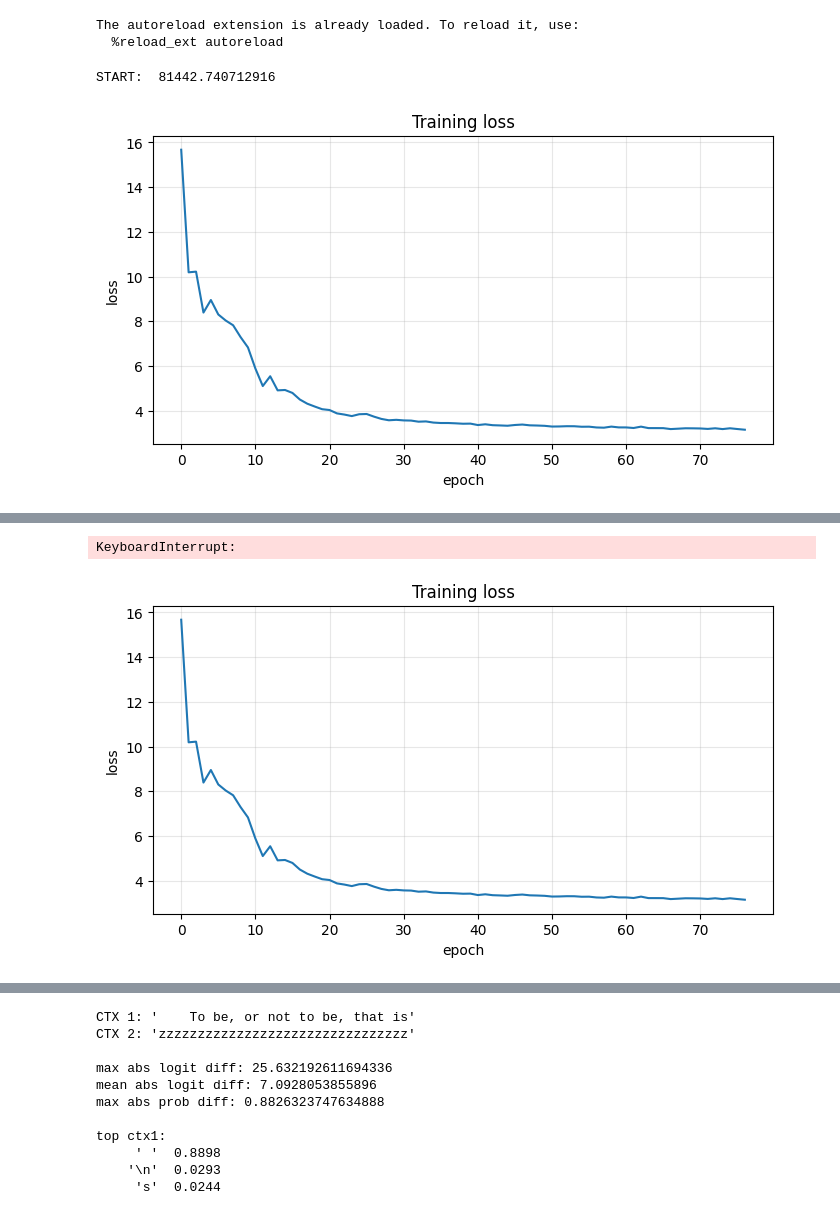
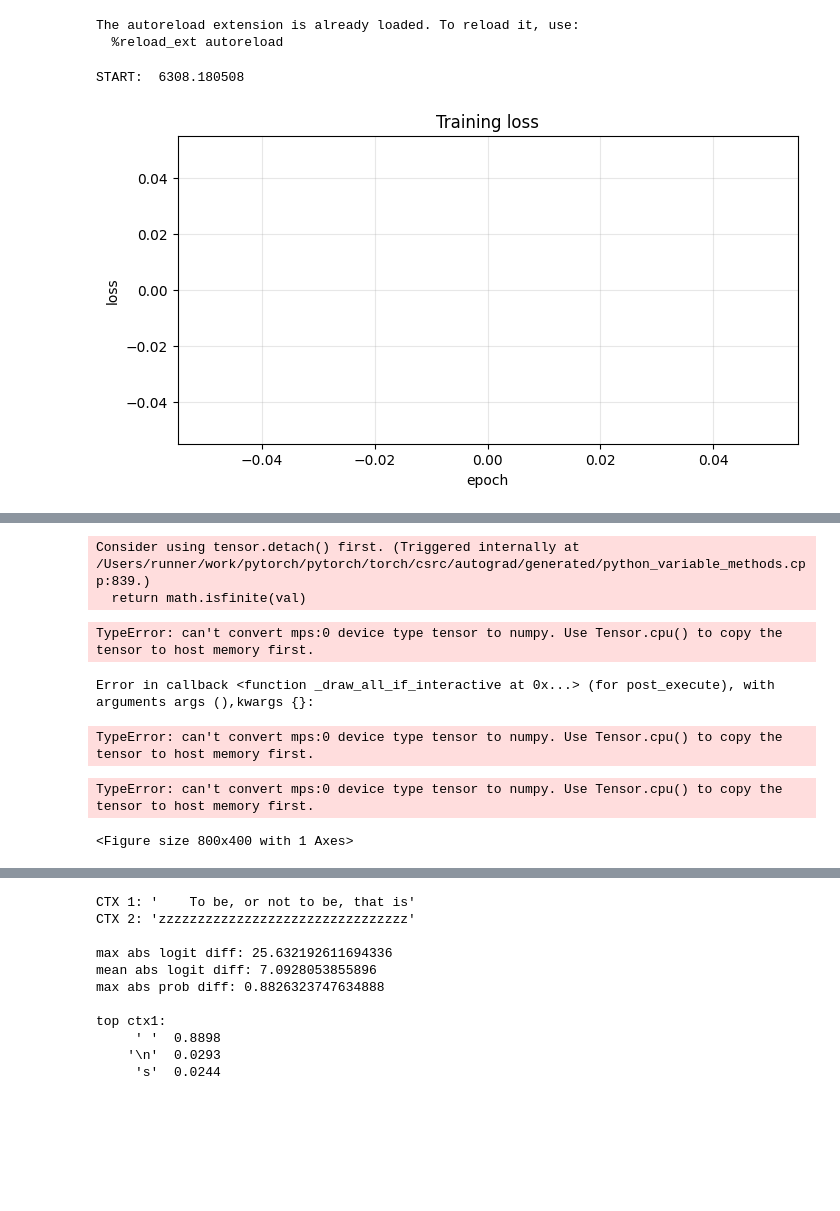
Before and after one commit to yasen5/shakespeare-transformer, a Jupyter notebook: actual-shakespeare/shakespeare.ipynb, the cells around one changed output, grey strips where cells are left out. Cells and saved outputs as stored; diff of their text form; code cells hidden in the pictures; blank space fills up the shorter version.

Commit message:
Switch to using torch.nn but doesn't compile

```diff
--- a/actual-shakespeare/shakespeare.ipynb
+++ b/actual-shakespeare/shakespeare.ipynb
@@ -7,25 +7,33 @@ The autoreload extension is already loaded. To reload it, use:
 # %%
 import importlib
 import torch
+import model.attention
+import model.feedforward
+import model.transformer_block
 import model.transformer
 import model.data as data
 import model.constants as constants
+import model.shared
 import time
 import matplotlib.pyplot as plt
 from IPython.display import display
 importlib.reload(constants)
+importlib.reload(model.attention)
+importlib.reload(model.feedforward)
+importlib.reload(model.transformer_block)
 importlib.reload(model.transformer)
 importlib.reload(data)
 print("START: ", time.perf_counter())
 if constants.DEBUG: print("Start of file", time.perf_counter())
 transformer = model.transformer.Transformer()
+transformer.to(model.shared.device)
 if constants.DEBUG: print("Transform made", time.perf_counter())
 dev_cutoff = int(0.9 * len(data.full_text)) # TODO add test split
 train_data = data.full_text[:dev_cutoff]
 dev_data = data.full_text[dev_cutoff:]
 X_batch, Y_batch = data.GetRandomBatch(train_data)
 # %% [output]
-START:  81442.740712916
+START:  6308.180508
 # %%
 
 loss_steps = []
@@ -35,33 +43,37 @@ plot_every = 1
 fig, ax = plt.subplots(figsize=(8, 4))
 (loss_line,) = ax.plot([], [])
 ax.set_xlabel("epoch")
 ax.set_ylabel("loss")
 ax.set_title("Training loss")
 ax.grid(True, alpha=0.3)
 plot_handle = display(fig, display_id=True)
 
+optimizer = torch.optim.AdamW(transformer.parameters(), lr=constants.LEARNING_RATE)
+
 for i in range(constants.EPOCHS):
     if constants.DEBUG: print("Start", time.perf_counter())
     X_batch, Y_batch = data.GetRandomBatch(train_data);
     if constants.DEBUG: print("Got batches", time.perf_counter())
     out = transformer.forward(X_batch)
     if constants.DEBUG: print("Forwad complete", time.perf_counter())
-    B, T, C = out.shape
-    loss = transformer.backward(out.view(B*T, C), Y_batch.view(B*T))
+    loss = transformer.backward(out, Y_batch)
+    optimizer.zero_grad(set_to_none=True)
+    loss.backward()
+    optimizer.step()
     if constants.DEBUG: print("Backward complete", time.perf_counter())
     if (i % plot_every == 0) or (i == constants.EPOCHS - 1):
         print(f"loss: {loss}")
         loss_steps.append(i)
         loss_history.append(loss)
         loss_line.set_data(loss_steps, loss_history)
         ax.relim()
         ax.autoscale_view()
         if plot_handle is not None:
             plot_handle.update(fig)
         else:
             fig.canvas.draw_idle()
             plt.pause(0.001)
 
 plt.close(fig)
 # %% [output]
-[figure, old version]
+[figure, new version]
@@ -85,5 +81,10 @@ loss: 3.153002977371216
-KeyboardInterrupt:
+Consider using tensor.detach() first. (Triggered internally at /Users/runner/work/pytorch/pytorch/torch/csrc/autograd/generated/python_variable_methods.cpp:839.)
+  return math.isfinite(val)
-[figure, removed]
+TypeError: can't convert mps:0 device type tensor to numpy. Use Tensor.cpu() to copy the tensor to host memory first.
+Error in callback <function _draw_all_if_interactive at 0x...> (for post_execute), with arguments args (),kwargs {}:
+TypeError: can't convert mps:0 device type tensor to numpy. Use Tensor.cpu() to copy the tensor to host memory first.
+TypeError: can't convert mps:0 device type tensor to numpy. Use Tensor.cpu() to copy the tensor to host memory first.
+<Figure size 800x400 with 1 Axes>
 # %%
 def DecodeTokenList(token_list):
     return data.decode(token_list)
```
Also changed, not shown: parts of 2 cells of this notebook, 6 other files.
